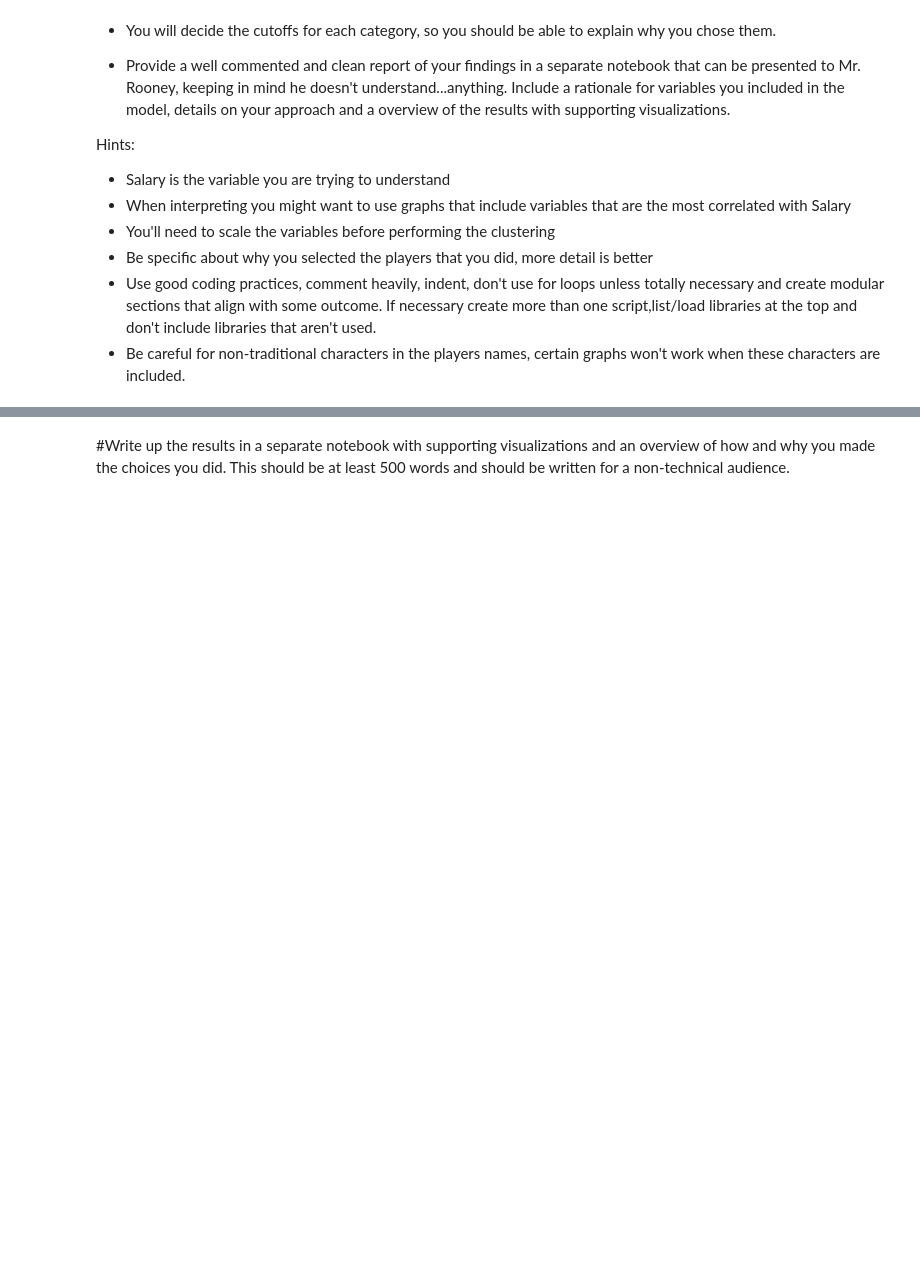
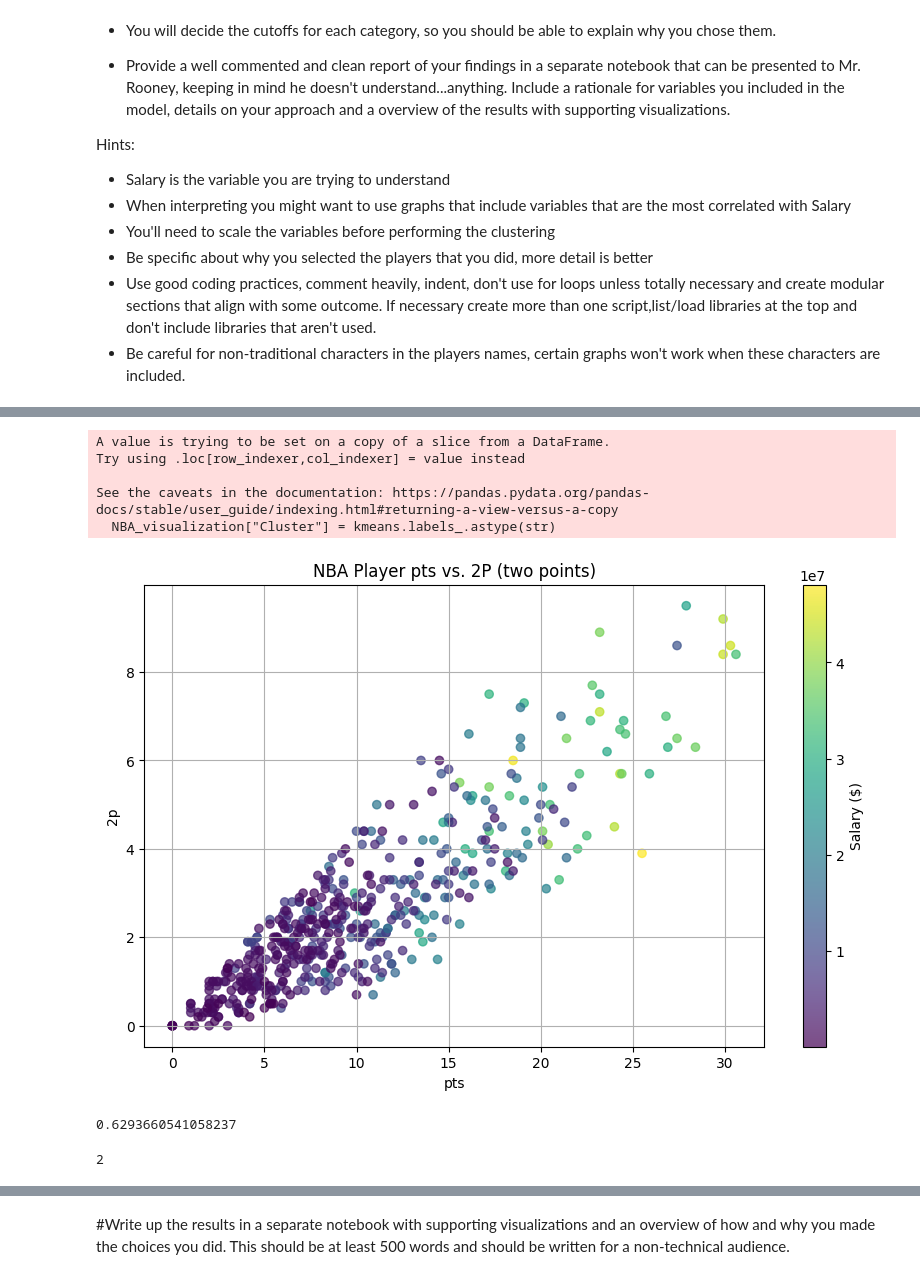
Before and after one commit to rebeccavanni/DS-3021, a Jupyter notebook: Lab-Clustering.ipynb, the cells around one changed output, grey strips where cells are left out. Saved outputs shown, nothing was run; the diff lists cells and outputs as text; code cells hidden in the pictures; blank space fills up the shorter version.

```diff
--- a/Lab-Clustering.ipynb
+++ b/Lab-Clustering.ipynb
@@ -51,2 +94,5 @@ NBA_preformance = pd.read_csv("data/NBA_Perf_22.csv", encoding = "latin")
 # %%
 #Run the clustering algo with your best guess for K
+
+kmeans = KMeans(n_clusters=3, random_state=1)
+kmeans.fit(NBA_clustering_scaled)
@@ -63,0 +124,68 @@ NBA_preformance = pd.read_csv("data/NBA_Perf_22.csv", encoding = "latin")
+# %%
+#Create a visualization of the results with 2 or 3 variables that you think will best
+#differentiate the clusters
+NBA_combined.corr(numeric_only=True)["Salary"].sort_values(ascending=False)
+
+#Create a new data frame with the variables that will be used for visualization
+NBA_visualization = NBA_clustering_scaled[["PTS", "2P", "FG"]]
+NBA_visualization["Cluster"] = kmeans.labels_.astype(str)
+
+plt.figure(figsize=(10, 6))
+scatter = plt.scatter(NBA_combined["PTS"],NBA_combined["2P"],c=NBA_combined["Salary"],cmap="viridis",alpha=0.7)
+#adding color to salary
+plt.colorbar(scatter, label="Salary ($)")
+# Label the axes and title
+plt.xlabel("pts")
+plt.ylabel("2p")
+plt.title("NBA Player pts vs. 2P (two points)")
+plt.grid(True)
+plt.show()
+# %% [output]
+A value is trying to be set on a copy of a slice from a DataFrame.
+Try using .loc[row_indexer,col_indexer] = value instead
+
+See the caveats in the documentation: https://pandas.pydata.org/pandas-docs/stable/user_guide/indexing.html#returning-a-view-versus-a-copy
+  NBA_visualization["Cluster"] = kmeans.labels_.astype(str)
+[figure, added]
+# %%
+#Evaluate the quality of the clustering using total variance explained and silhouette scores
+
+#Explained Variance - this is a measure of how much of the total variance in the data is explained by the clustering
+total_sum_squares = np.sum((NBA_clustering_scaled - np.mean(NBA_clustering_scaled))**2)
+total = np.sum(total_sum_squares)
+between_SSE = (total-kmeans.inertia_)
+#The explained variance ranges from 0 to 1, with higher values indicating better clustering
+#calculated as the ratio of the between-cluster sum of squares to the total sum of squares
+Var_explained = between_SSE/total
+#relatively high variance explained
+print(Var_explained)
+
+#Silhouette Score - this is a measure of how well the clusters are separated
+#The silhouette score ranges from -1 to 1, with higher values indicating better clustering
+from sklearn.metrics import silhouette_score
+#the sil
+silhouette_scores = []
+for k in range(2, 11):
+    kmeans_obj = KMeans(n_clusters=k, algorithm="elkan", random_state=1).fit(NBA_clustering_scaled)
+    silhouette_scores.append(silhouette_score(NBA_clustering_scaled, kmeans_obj.labels_))
+# %% [output]
+0.6293660541058237
+# %%
+#Determine the ideal number of clusters using the elbow method and the silhouette coefficient
+
+#Elbow Method
+wcss = []
+for i in range(1, 11):
+    kmeans = KMeans(n_clusters=i, random_state=1).fit(NBA_clustering_scaled)
+    wcss.append(kmeans.inertia_)
+
+#the optimal number of clusters is where the elbow plot starts to level off or where the elbow is
+#in this case it occurs at 2 clusters, and there is a slight one at 4 clusters
+
+#Silhouette Coefficient
+best_nc = silhouette_scores.index(max(silhouette_scores))+2
+# best_nc is the number of clusters that gives the best silhouette score
+print(best_nc)
+#The silhouette score is highest at 2 clusters, but the elbow method suggests that 2 or 4 clusters is the best numbers of clusters
+# %% [output]
+2
```
Also changed, not shown: parts of 15 cells of this notebook.
